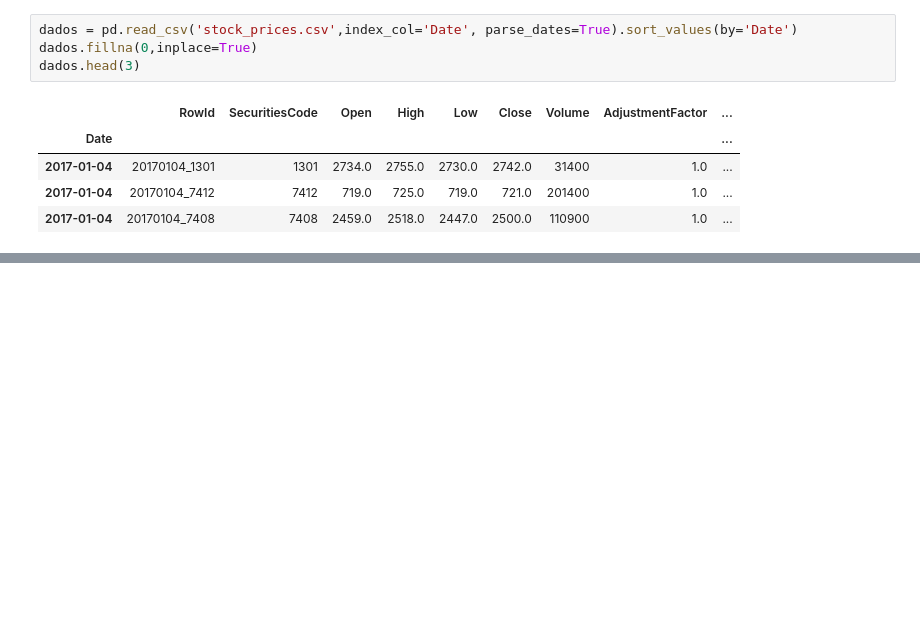
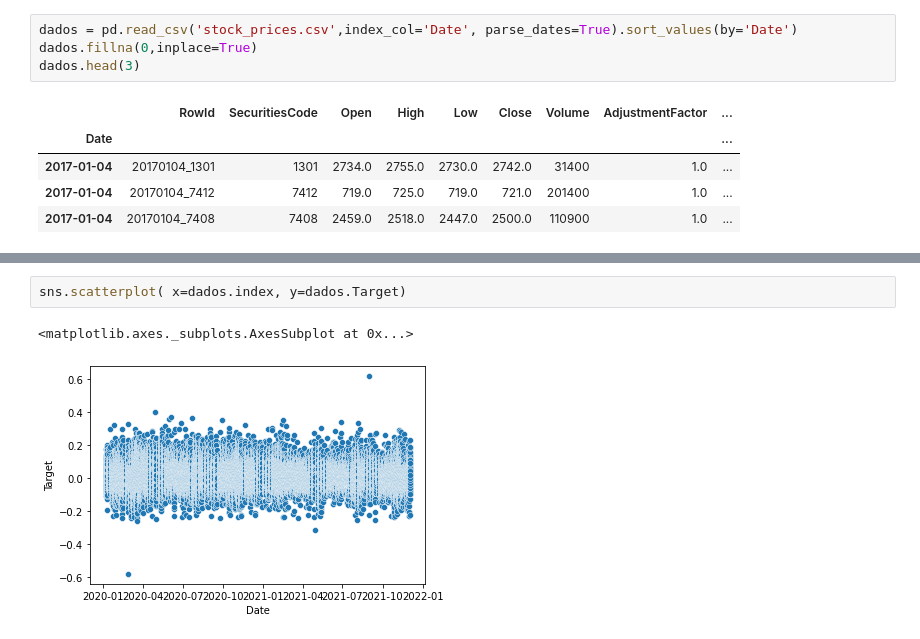
Before and after one commit to HedersonSantos/jpx_tokyo, a Jupyter notebook: jpx_tokyo_01.ipynb, the cells around one changed output, grey strips where cells are left out. Saved outputs shown, nothing was run; the diff lists cells and outputs as text; blank space fills up the shorter version.

```diff
--- a/jpx_tokyo_01.ipynb
+++ b/jpx_tokyo_01.ipynb
@@ -43 +40,6 @@ drwxr-xr-x 1 root root 4.0K Apr 19 14:23 sample_data
+# %%
+sns.scatterplot( x=dados.index, y=dados.Target)
+# %% [output]
+<matplotlib.axes._subplots.AxesSubplot at 0x...>
+[figure, added]
 # %%
```
Also changed, not shown: parts of 3 cells of this notebook.
